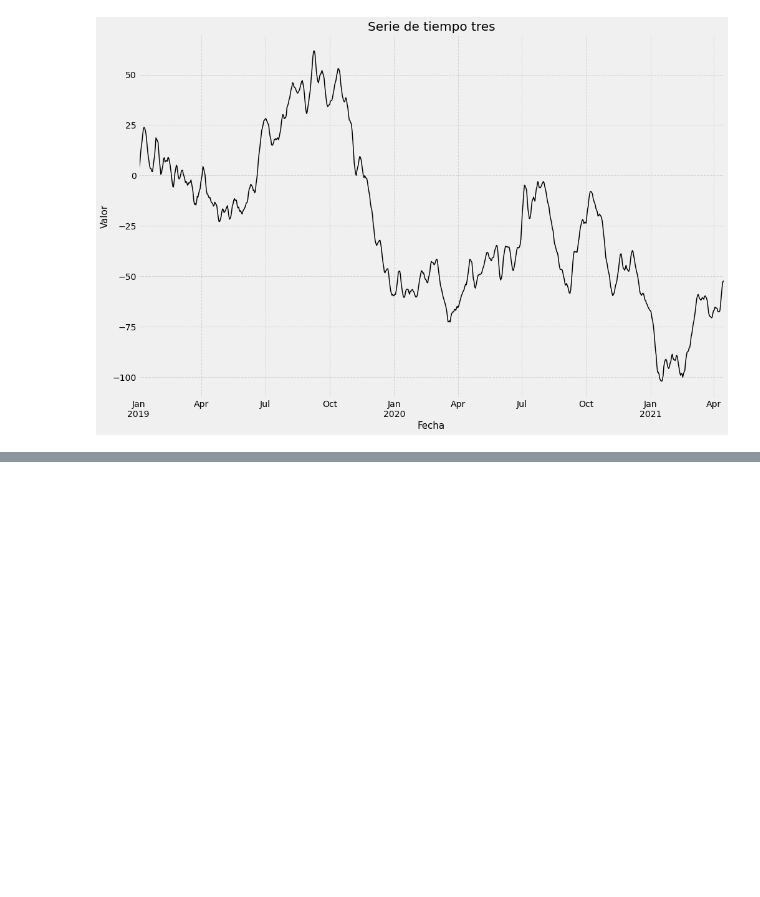
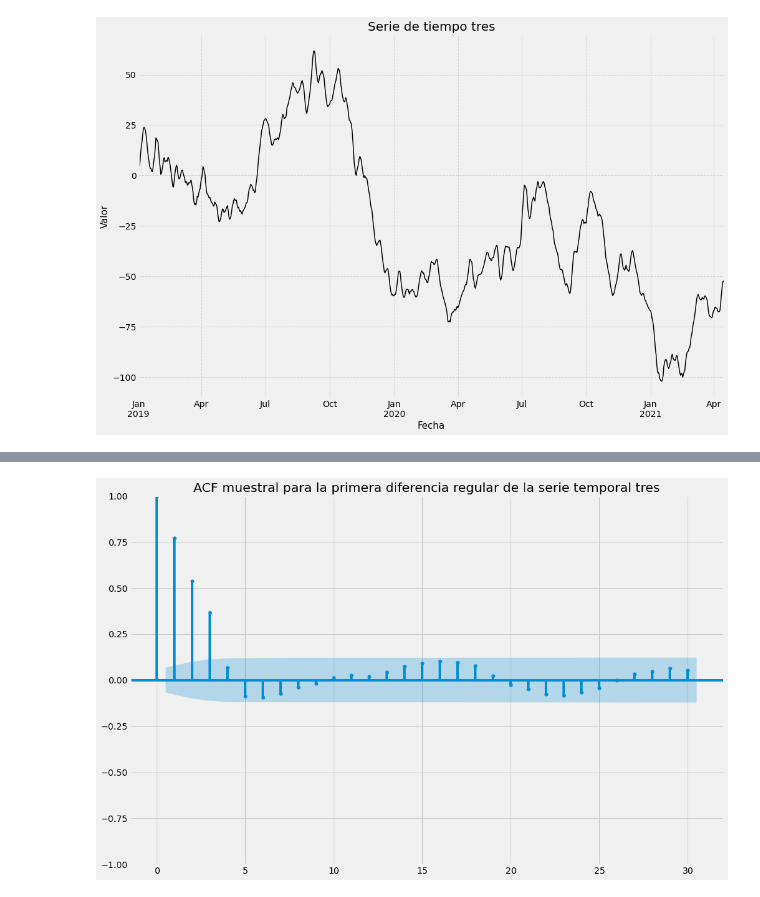
Before and after one commit to scuartasr/ST_P2, a Jupyter notebook: Cuadernos/P2_ST_CuartasCuartas_Simon.ipynb, the cells around one changed output, grey strips where cells are left out. Saved outputs shown, nothing was run; the diff lists cells and outputs as text; code cells hidden in the pictures; blank space fills up the shorter version.

```diff
--- a/Cuadernos/P2_ST_CuartasCuartas_Simon.ipynb
+++ b/Cuadernos/P2_ST_CuartasCuartas_Simon.ipynb
@@ -1232,0 +1287,11 @@ with plt.rc_context():
+# %%
+st3d1 = st3.diff()
+# %%
+with plt.rc_context():
+     plt.rc("figure", figsize=(15, 10))
+     plot_acf(st3d1[1:],
+              title = "ACF muestral para la primera diferencia regular de la serie temporal tres")
+# Nótese que se toma los valores de la serie de tiempo diferenciada a partir de la segunda observación,
+# ya que para la primera no se puede obtener su diferencia.
+# %% [output]
+[figure, added]
```
Also changed, not shown: parts of 96 cells of this notebook, 1 other file.
